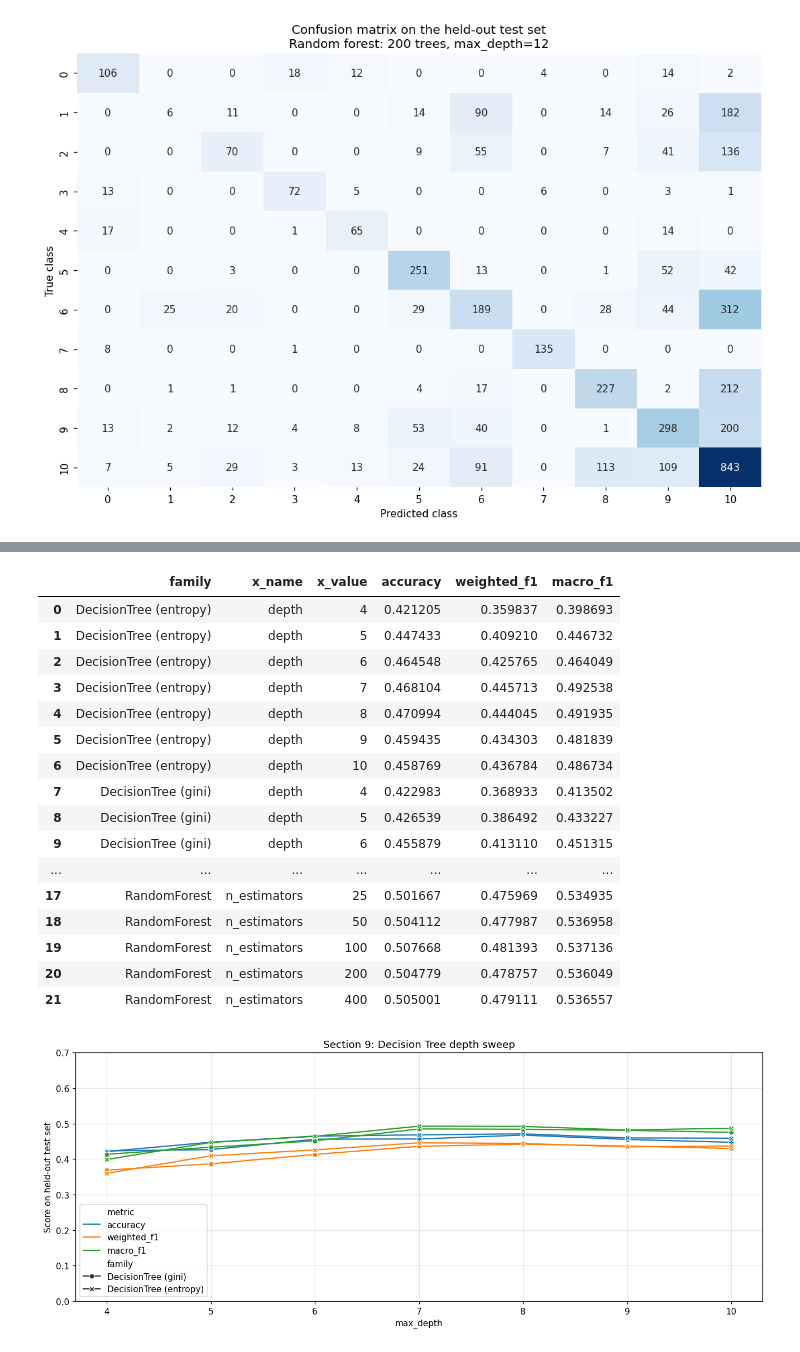
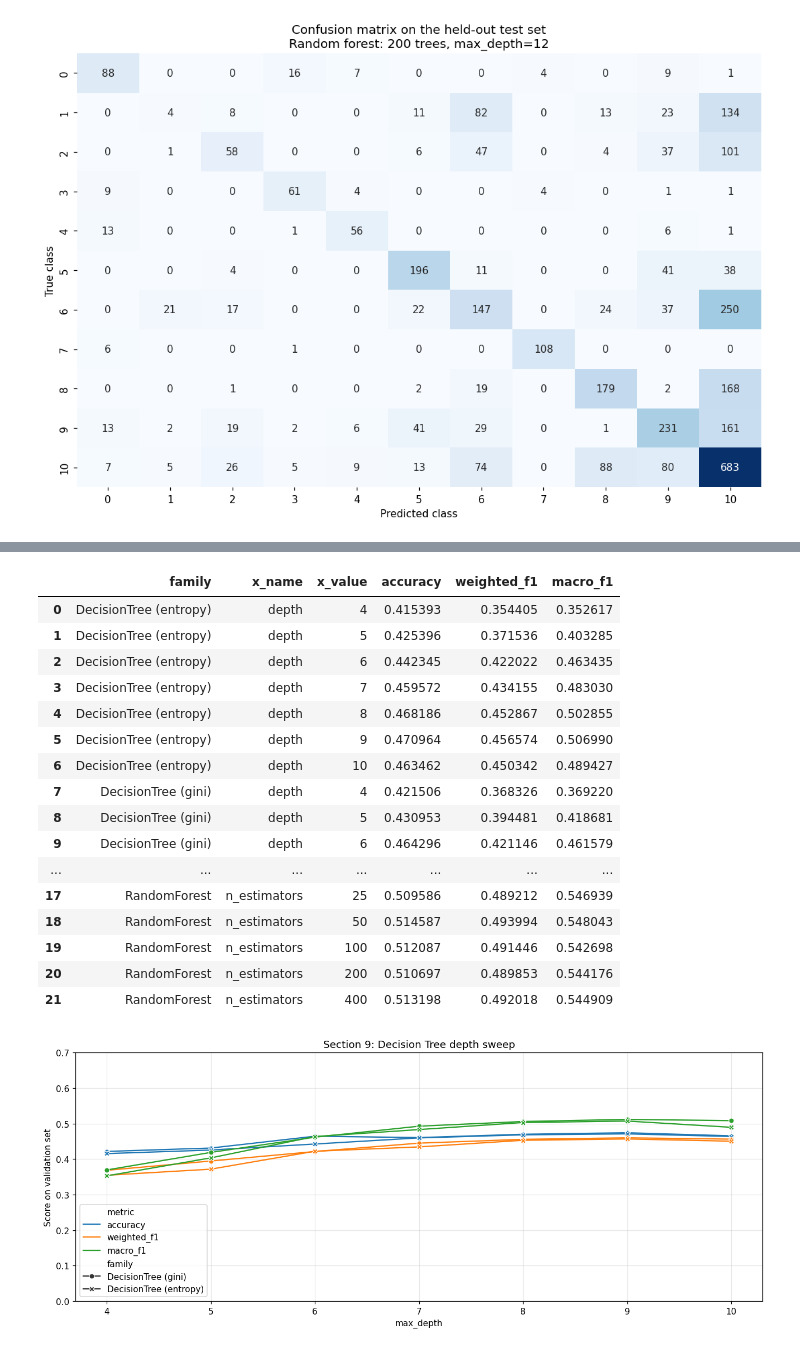
Before and after one commit to 7u4n10/ml-music-class, a Jupyter notebook: notebooks/project_part_3_Team_#.ipynb, the cells around one changed output, grey strips where cells are left out. Cells and saved outputs as stored; diff of their text form; code cells hidden in the pictures.

Commit message:
Update part 3 to include more in depth analysis

```diff
--- a/notebooks/project_part_3_Team_#.ipynb
+++ b/notebooks/project_part_3_Team_#.ipynb
@@ -75,7 +109,8 @@ import seaborn as sns
 # Configuration / Constants
 # =========================
 RANDOM_STATE = 42
-TEST_SIZE = 0.25
+HOLDOUT_TEST_FRACTION = 0.20  # final evaluation only (20% of rows)
+VAL_FRACTION_OF_TEMP = 0.25  # of remaining 80%, yields ~20% validation for tuning curves
 
 DATA_DIR = Path("../data/raw")
 TRAIN_PATH = DATA_DIR / "train.csv"
@@ -137,10 +172,3 @@ Missing values before imputation:
 | speechiness | 0 |
 | tempo | 0 |
 | time_signature | 0 |
-# %%
-# Median imputation keeps all rows while reducing the influence of outliers.
-feature_medians = X.median(numeric_only=True)
-X = X.fillna(feature_medians)
-
-print("Missing values after imputation:")
-display(X.isna().sum().to_frame("missing_count"))
@@ -693,15 +754,15 @@ for criterion in ["gini", "entropy"]:
             random_state=RANDOM_STATE,
         )
         dt.fit(x_train, y_train)
-        pred = dt.predict(x_test)
+        pred = dt.predict(x_valid)
         rows.append(
             {
                 "family": f"DecisionTree ({criterion})",
                 "x_name": "depth",
                 "x_value": d,
-                "accuracy": accuracy_score(y_test, pred),
-                "weighted_f1": f1_score(y_test, pred, average="weighted", zero_division=0),
-                "macro_f1": f1_score(y_test, pred, average="macro", zero_division=0),
+                "accuracy": accuracy_score(y_valid, pred),
+                "weighted_f1": f1_score(y_valid, pred, average="weighted", zero_division=0),
+                "macro_f1": f1_score(y_valid, pred, average="macro", zero_division=0),
             }
         )
 # %%
@@ -715,15 +776,15 @@ for n in rf_estimators:
         n_jobs=-1,
     )
     rf.fit(x_train, y_train)
-    pred = rf.predict(x_test)
+    pred = rf.predict(x_valid)
     rows.append(
         {
             "family": "RandomForest",
             "x_name": "n_estimators",
             "x_value": n,
-            "accuracy": accuracy_score(y_test, pred),
-            "weighted_f1": f1_score(y_test, pred, average="weighted", zero_division=0),
-            "macro_f1": f1_score(y_test, pred, average="macro", zero_division=0),
+            "accuracy": accuracy_score(y_valid, pred),
+            "weighted_f1": f1_score(y_valid, pred, average="weighted", zero_division=0),
+            "macro_f1": f1_score(y_valid, pred, average="macro", zero_division=0),
         }
     )
 
@@ -731,51 +792,51 @@ sweep_df = pd.DataFrame(rows)
 display(sweep_df.sort_values(["family", "x_value"]).reset_index(drop=True))
 # %% [output]
 |  | family | x_name | x_value | accuracy | weighted_f1 | macro_f1 |
-| 0 | DecisionTree (entropy) | depth | 4 | 0.421205 | 0.359837 | 0.398693 |
-| 1 | DecisionTree (entropy) | depth | 5 | 0.447433 | 0.409210 | 0.446732 |
-| 2 | DecisionTree (entropy) | depth | 6 | 0.464548 | 0.425765 | 0.464049 |
-| 3 | DecisionTree (entropy) | depth | 7 | 0.468104 | 0.445713 | 0.492538 |
-| 4 | DecisionTree (entropy) | depth | 8 | 0.470994 | 0.444045 | 0.491935 |
-| 5 | DecisionTree (entropy) | depth | 9 | 0.459435 | 0.434303 | 0.481839 |
-| 6 | DecisionTree (entropy) | depth | 10 | 0.458769 | 0.436784 | 0.486734 |
-| 7 | DecisionTree (gini) | depth | 4 | 0.422983 | 0.368933 | 0.413502 |
-| 8 | DecisionTree (gini) | depth | 5 | 0.426539 | 0.386492 | 0.433227 |
-| 9 | DecisionTree (gini) | depth | 6 | 0.455879 | 0.413110 | 0.451315 |
+| 0 | DecisionTree (entropy) | depth | 4 | 0.415393 | 0.354405 | 0.352617 |
+| 1 | DecisionTree (entropy) | depth | 5 | 0.425396 | 0.371536 | 0.403285 |
+| 2 | DecisionTree (entropy) | depth | 6 | 0.442345 | 0.422022 | 0.463435 |
+| 3 | DecisionTree (entropy) | depth | 7 | 0.459572 | 0.434155 | 0.483030 |
+| 4 | DecisionTree (entropy) | depth | 8 | 0.468186 | 0.452867 | 0.502855 |
+| 5 | DecisionTree (entropy) | depth | 9 | 0.470964 | 0.456574 | 0.506990 |
+| 6 | DecisionTree (entropy) | depth | 10 | 0.463462 | 0.450342 | 0.489427 |
+| 7 | DecisionTree (gini) | depth | 4 | 0.421506 | 0.368326 | 0.369220 |
+| 8 | DecisionTree (gini) | depth | 5 | 0.430953 | 0.394481 | 0.418681 |
+| 9 | DecisionTree (gini) | depth | 6 | 0.464296 | 0.421146 | 0.461579 |
 | ... | ... | ... | ... | ... | ... | ... |
-| 17 | RandomForest | n_estimators | 25 | 0.501667 | 0.475969 | 0.534935 |
-| 18 | RandomForest | n_estimators | 50 | 0.504112 | 0.477987 | 0.536958 |
-| 19 | RandomForest | n_estimators | 100 | 0.507668 | 0.481393 | 0.537136 |
-| 20 | RandomForest | n_estimators | 200 | 0.504779 | 0.478757 | 0.536049 |
-| 21 | RandomForest | n_estimators | 400 | 0.505001 | 0.479111 | 0.536557 |
+| 17 | RandomForest | n_estimators | 25 | 0.509586 | 0.489212 | 0.546939 |
+| 18 | RandomForest | n_estimators | 50 | 0.514587 | 0.493994 | 0.548043 |
+| 19 | RandomForest | n_estimators | 100 | 0.512087 | 0.491446 | 0.542698 |
+| 20 | RandomForest | n_estimators | 200 | 0.510697 | 0.489853 | 0.544176 |
+| 21 | RandomForest | n_estimators | 400 | 0.513198 | 0.492018 | 0.544909 |
 # %%
 # Plot 1: Decision tree depth curves
 dt_df = sweep_df[sweep_df["family"].str.contains("DecisionTree")].copy()
 dt_long = dt_df.melt(
     id_vars=["family", "x_name", "x_value"],
     value_vars=["accuracy", "weighted_f1", "macro_f1"],
     var_name="metric",
     value_name="score",
 )
 
 plt.figure(figsize=(12, 5), dpi=DPI)
 sns.lineplot(
     data=dt_long,
     x="x_value",
     y="score",
     hue="metric",
     style="family",
     markers=True,
     dashes=False,
 )
 plt.title("Section 9: Decision Tree depth sweep")
 plt.xlabel("max_depth")
-plt.ylabel("Score on held-out test set")
+plt.ylabel("Score on validation set")
 plt.ylim(0, 0.7)
 plt.grid(alpha=0.3)
 plt.tight_layout()
 plt.show()
 # %% [output]
-[figure, old version]
+[figure, new version]
 # %%
 # Plot 2: Random forest estimator curves
 rf_df = sweep_df[sweep_df["family"] == "RandomForest"].copy()
```
Also changed, not shown: parts of 61 cells of this notebook.
